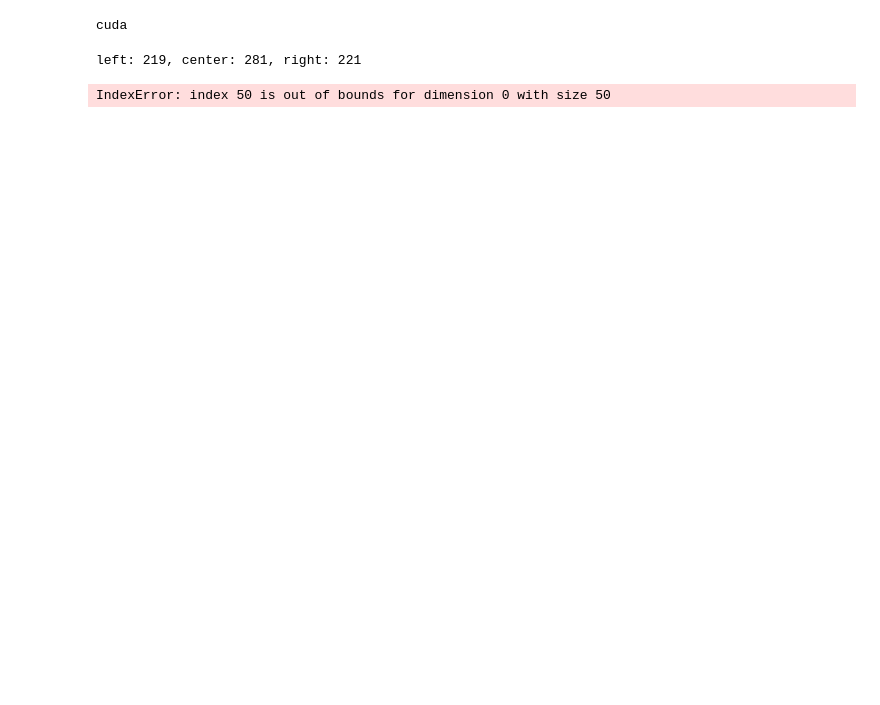
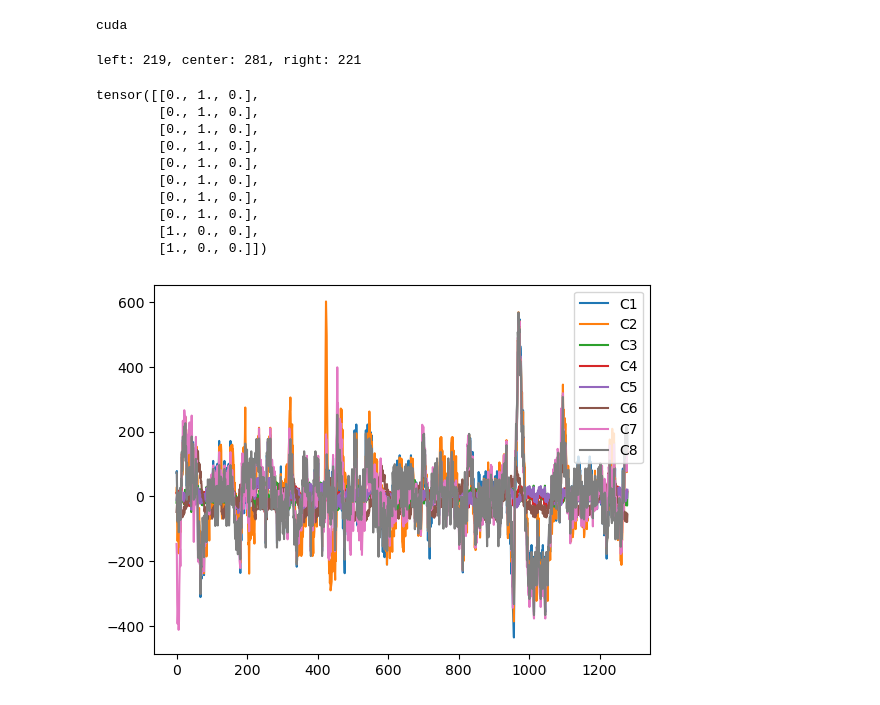
Before and after one commit to Stelath/neuro-nav, a Jupyter notebook: neural_network_testing.ipynb, the cells around one changed output. Cells and saved outputs as stored; diff of their text form; code cells hidden in the pictures; blank space fills up the shorter version.

```diff
--- a/neural_network_testing.ipynb
+++ b/neural_network_testing.ipynb
@@ -64,20 +64,30 @@ plt.imshow(eeg_data_yflip, extent=[-1, 1, 1, 256//8], cmap='PRGn', aspect='auto'
            vmax=abs(eeg_data).max(), vmin=-abs(eeg_data).max())
 plt.show()
 # %%
-sample = 50
+sample = 10
 data = train_dataset[0:sample]
 eeg_data = np.empty((8, sample*data['inputs'][0].shape[1]))
 temp = data['inputs']
 for i in range(sample):
     eeg_data[:, i*temp[0].shape[1]:(i+1)*temp[0].shape[1]] = temp[i]
 
 print(data['targets'])
 for i, channel in enumerate(eeg_data):
     plt.plot(channel, label = f"C{i+1}")
 plt.legend()
 plt.show()
 # %% [output]
-IndexError: index 50 is out of bounds for dimension 0 with size 50
+tensor([[0., 1., 0.],
+        [0., 1., 0.],
+        [0., 1., 0.],
+        [0., 1., 0.],
+        [0., 1., 0.],
+        [0., 1., 0.],
+        [0., 1., 0.],
+        [0., 1., 0.],
+        [1., 0., 0.],
+        [1., 0., 0.]])
+[figure, added]
 # %%
 # model = MLSTM_FCN(c_in=8, c_out=3, seq_len=32, se=16)
 model = FCN(c_in=8, c_out=3)
```
Also changed, not shown: parts of 1 cell of this notebook, 4 other files.
